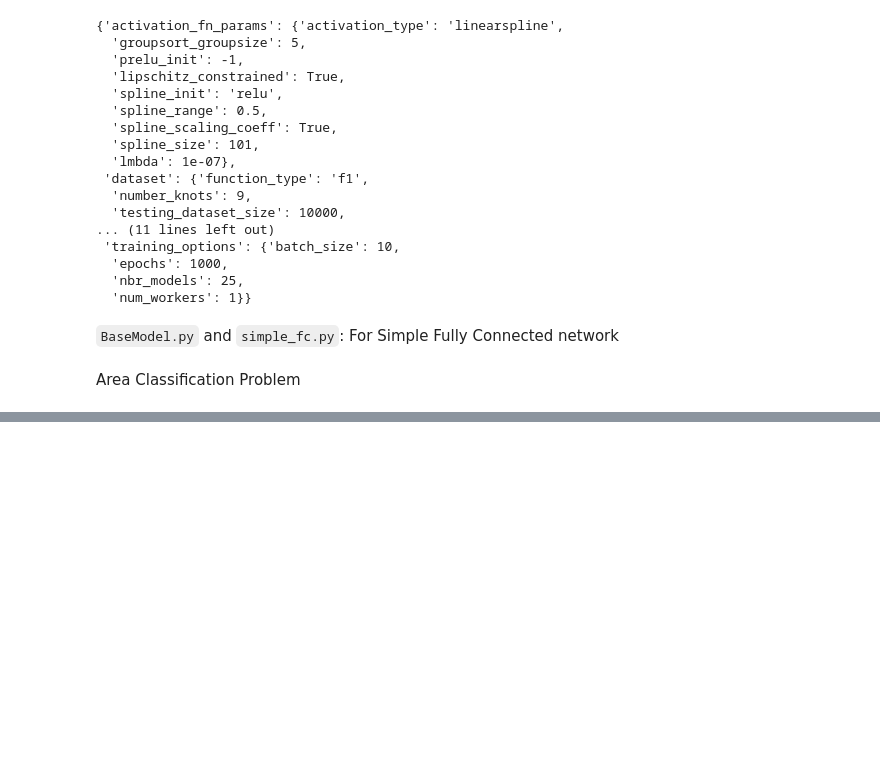
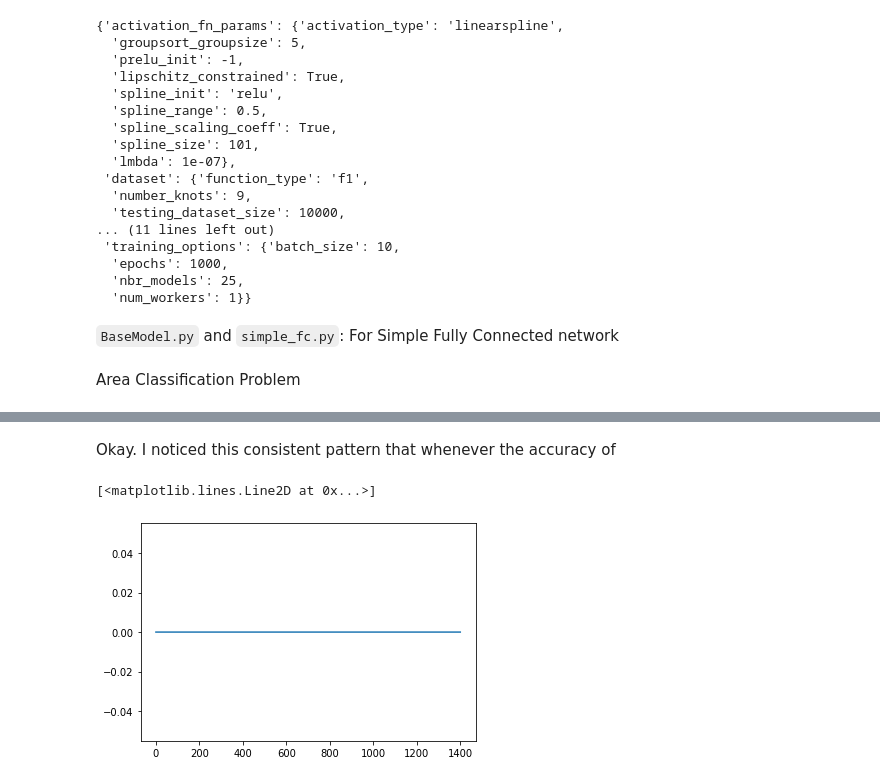
Before and after one commit to neelkanthrawat/Lipschitz_DSNN, a Jupyter notebook: trial_notebooks/test_examples.ipynb, the cells around one changed output, grey strips where cells are left out. Cells and saved outputs as stored; diff of their text form; code cells hidden in the pictures; blank space fills up the shorter version.

```diff
--- a/trial_notebooks/test_examples.ipynb
+++ b/trial_notebooks/test_examples.ipynb
@@ -95,7 +95,7 @@ class SimpleFCClassification(BaseModel):
 
 
         modules.append(LipschitzLinear(1, projection, layer_sizes[-2], layer_sizes[-1]))
-
+        modules.append(nn.Sigmoid())
         self.initialization(init_type=network_parameters['weight_initialization'])
         self.num_params = self.get_num_params()
 
@@ -106,7 +106,7 @@ class SimpleFCClassification(BaseModel):
         """ """
         ### apply layers and sigmoid function
         x= self.layers(x)
-        x = torch.sigmoid(x)
+        #x = torch.sigmoid(x)
         return x
 # %% [markdown]
 Area Classification Problem
@@ -405,15 +393,39 @@ import torch.nn as nn
 ## data is : x_mat, y_mat
 ## criterion is: criterion
 criterion= nn.BCELoss()
+
+# model
+### defining the model
+ds_simple_fc_model= SimpleFCClassification(network_parameters=network_param,
+                             **additional_network_params)
+ds_simple_fc_model =ds_simple_fc_model.to('cpu')
+
 ### instantiate the Trainer
 trainer_classification = Trainer_classification(model=ds_simple_fc_model,
-                                                xdata=x_mat[:500,:],
-                                                ydata= y_mat[:500],
+                                                xdata=x_mat,
+                                                ydata= y_mat,
                                                 criterion=criterion,
                                                 config= config_train_classification, ## Need to add this
                                                 seed=12,
-                                                device='cpu'
+                                                device='cpu',
+                                                print_after_epoch=1
                                                 )
+
 ### Let's train the model
 trainer_classification.train() ###
+
+train_loss= trainer_classification.avg_train_loss_epoch
+val_loss = trainer_classification.avg_val_loss_epoch
+plt.plot(train_loss,"o-",label="train_loss")
+plt.plot(val_loss, ">:",label="val_loss")
+plt.legend()
+plt.show()
+
+
+### Let;s also plot the train and val accuracy
+train_acc, val_acc = trainer_classification.train_acc_epoch, trainer_classification.val_acc_epoch
+plt.plot(train_acc,"o-",label="train_accuracy")
+plt.plot(val_acc, ">:",label="val_accuracy")
+plt.legend()
+plt.show()
 # %% [output]
@@ -467,0 +457,2 @@ Later I will work with the image data
+# %% [markdown]
+Okay. I noticed this consistent pattern that whenever the accuracy of
@@ -467,0 +467,8 @@ Later I will work with the image data
+# %%
+with torch.no_grad():
+    preds = ds_simple_fc_model(torch.tensor(trainer_classification.x_train))
+# %%
+plt.plot(preds.round()) # it seems like everything is being predicted to 0
+# %% [output]
+[<matplotlib.lines.Line2D at 0x...>]
+[figure, added]
```
Also changed, not shown: parts of 12 cells of this notebook.
